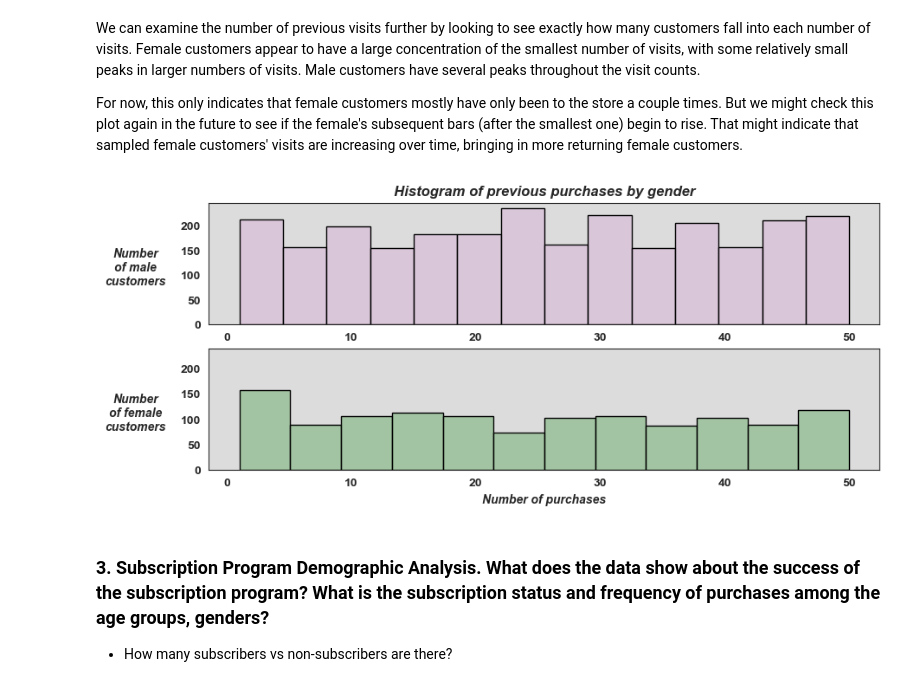
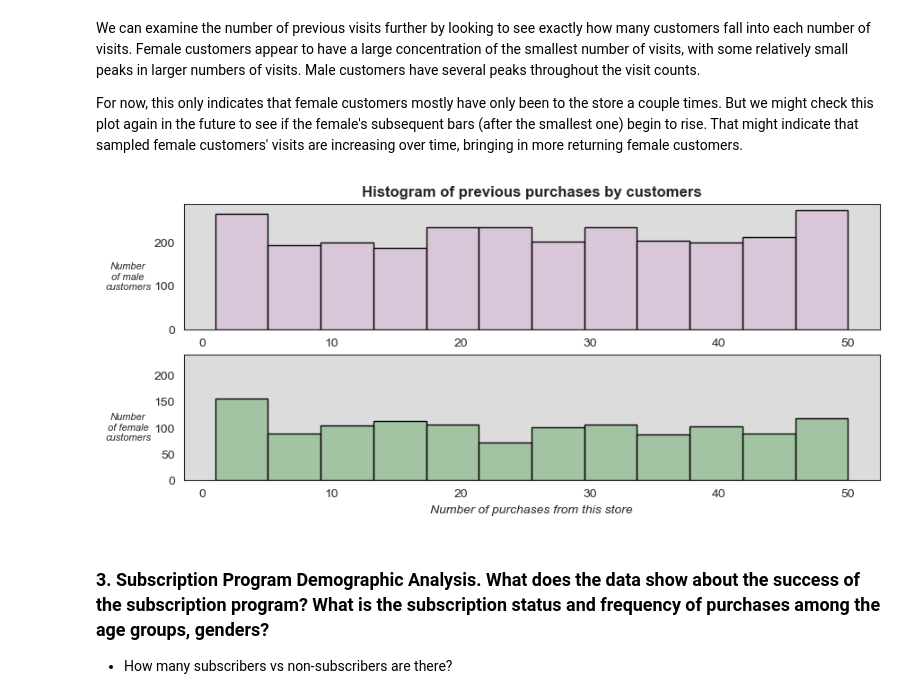
Before and after one commit to molly777yllom/DataDive3_DATA3500, a Jupyter notebook: shopping_trends.ipynb, the cells around one changed output. Saved outputs shown, nothing was run; the diff lists cells and outputs as text; code cells hidden in the pictures.

```diff
--- a/shopping_trends.ipynb
+++ b/shopping_trends.ipynb
@@ -1041,33 +1041,25 @@ For now, this only indicates that female customers mostly have only been to the
 # %%
 # Plots: Histograms showing the number of previous purchases by males and females
 f, ax = plt.subplots(2, 1, figsize=(10, 4))
 
 sns.set_style('white')
-sns.histplot(x='Previous Purchases', data=male, color='thistle', edgecolor='black', ax=ax[0])
-ax[0].set_title('Histogram of previous purchases by gender', fontsize=12, weight='bold', style='italic', y=1)
+sns.histplot(x='Previous Purchases', data=male, color='thistle', edgecolor='black', ax=ax[0], bins=12)
+ax[0].set_title('Histogram of previous purchases by customers', fontsize=12, weight='bold')
 ax[0].set_xlabel('')
-ax[0].set_ylabel('Number\nof male\ncustomers', weight='bold', style='italic', size=10, rotation=0)  # customize the y-axis label
-ax[0].get_yaxis().set_label_coords(-0.11,0.3)  # Adjust y-axis label position
+ax[0].set_ylabel('Number\nof male\ncustomers', style='italic', size=8, rotation=0)  # customize the y-axis label
+ax[0].get_yaxis().set_label_coords(-0.08,0.3)  # Adjust y-axis label position
 ax[0].set_facecolor('gainsboro')
-for label in ax[0].get_xticklabels():
-    label.set_weight('bold')
-for label in ax[0].get_yticklabels():
-    label.set_weight('bold')
 
 sns.histplot(x='Previous Purchases', data=female, color='darkseagreen', edgecolor='black', ax=ax[1])
-ax[1].set_title('', fontsize=14, weight='bold', style='italic', y=1)
-ax[1].set_xlabel('Number of purchases', weight='bold', style='italic', size=10)
-ax[1].set_ylabel('Number\nof female\ncustomers', weight='bold', style='italic', size=10, rotation=0)  # customize the y-axis label
-ax[1].get_yaxis().set_label_coords(-0.11,0.3)  # Adjust y-axis label position
+ax[1].set_title('')
+ax[1].set_xlabel('Number of purchases from this store', style='italic', size=10)
+ax[1].set_ylabel('Number\nof female\ncustomers', style='italic', size=8, rotation=0)  # customize the y-axis label
+ax[1].get_yaxis().set_label_coords(-0.08,0.3)  # Adjust y-axis label position
 ax[1].set_facecolor('gainsboro')
-for label in ax[1].get_xticklabels():
-    label.set_weight('bold')
-for label in ax[1].get_yticklabels():
-    label.set_weight('bold')
 ax[1].set_ylim(0, 240)
 plt.show()
 # %% [output]
-[figure, old version]
+[figure, new version]
 # %% [markdown]
 ### 3. **Subscription Program Demographic Analysis.** What does the data show about the success of the subscription program? What is the subscription status and frequency of purchases among the age groups, genders?
 - How many subscribers vs non-subscribers are there?
```
